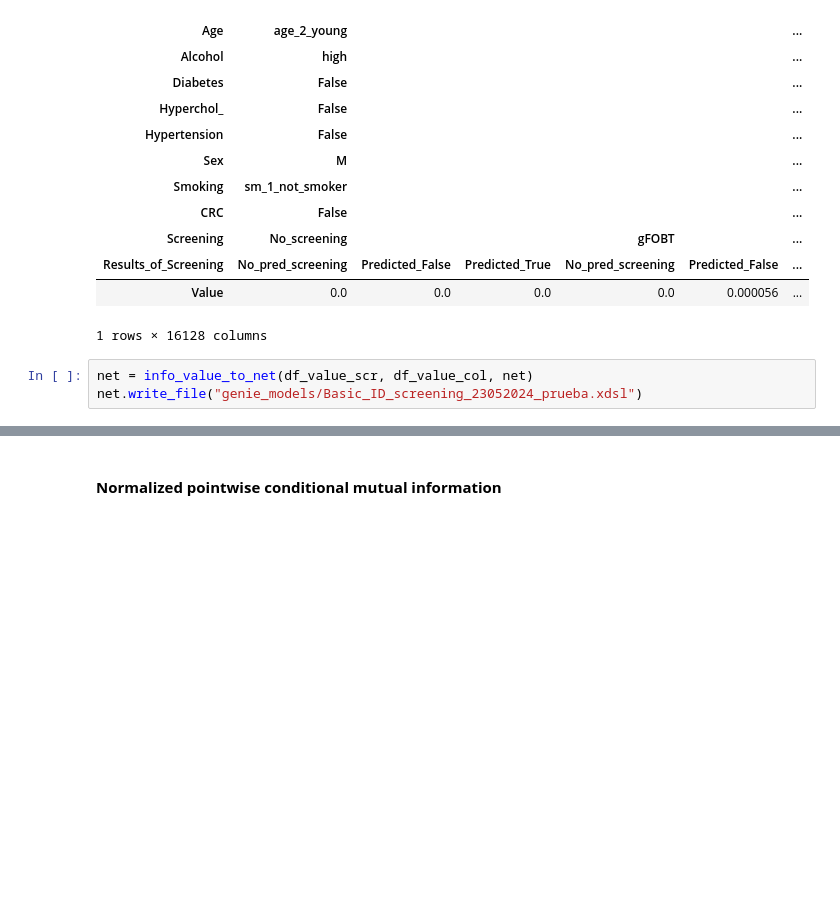
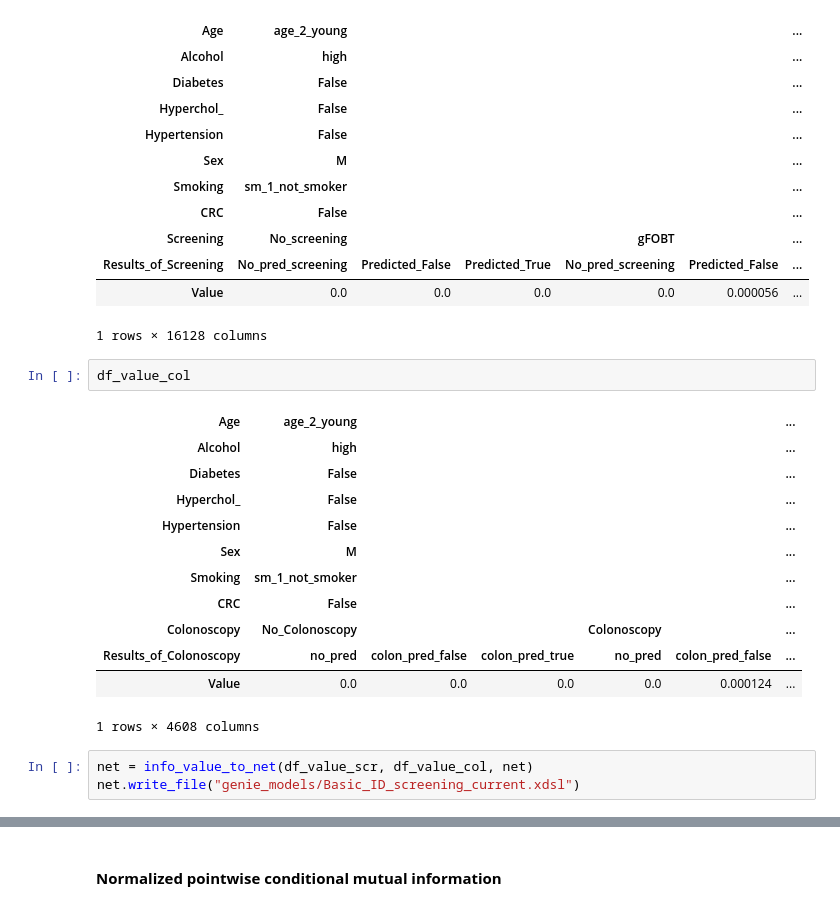
Before and after one commit to DanielCorralesAlonso/Decision_Model_Screening_CRC, a Jupyter notebook: inf_diagram_SMILE.ipynb, the cells around one changed output, grey strips where cells are left out. Cells and saved outputs as stored; diff of their text form; blank space fills up the shorter version.

```diff
--- a/inf_diagram_SMILE.ipynb
+++ b/inf_diagram_SMILE.ipynb
@@ -95,6 +90,21 @@ df_value_scr
 | Results_of_Screening | No_pred_screening | Predicted_False | Predicted_True | No_pred_screening | Predicted_False | ... |
 | Value | 0.0 | 0.0 | 0.0 | 0.0 | 0.000056 | ... |
 1 rows × 16128 columns
+# %%
+df_value_col
+# %% [output]
+| Age | age_2_young |  |  |  |  | ... |
+| Alcohol | high |  |  |  |  | ... |
+| Diabetes | False |  |  |  |  | ... |
+| Hyperchol_ | False |  |  |  |  | ... |
+| Hypertension | False |  |  |  |  | ... |
+| Sex | M |  |  |  |  | ... |
+| Smoking | sm_1_not_smoker |  |  |  |  | ... |
+| CRC | False |  |  |  |  | ... |
+| Colonoscopy | No_Colonoscopy |  |  | Colonoscopy |  | ... |
+| Results_of_Colonoscopy | no_pred | colon_pred_false | colon_pred_true | no_pred | colon_pred_false | ... |
+| Value | 0.0 | 0.0 | 0.0 | 0.0 | 0.000124 | ... |
+1 rows × 4608 columns
 # %%
 net = info_value_to_net(df_value_scr, df_value_col, net)
-net.write_file("genie_models/Basic_ID_screening_23052024_prueba.xdsl")
+net.write_file("genie_models/Basic_ID_screening_current.xdsl")
```
Also changed, not shown: parts of 5 cells of this notebook, 12 other files.
